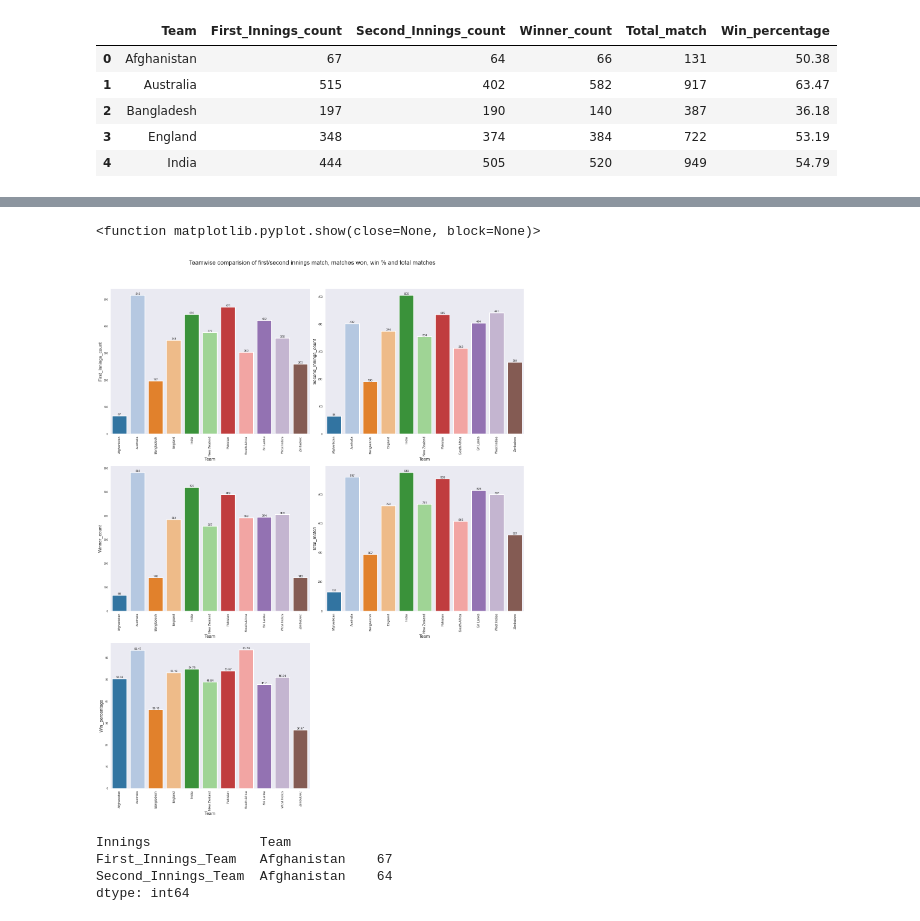
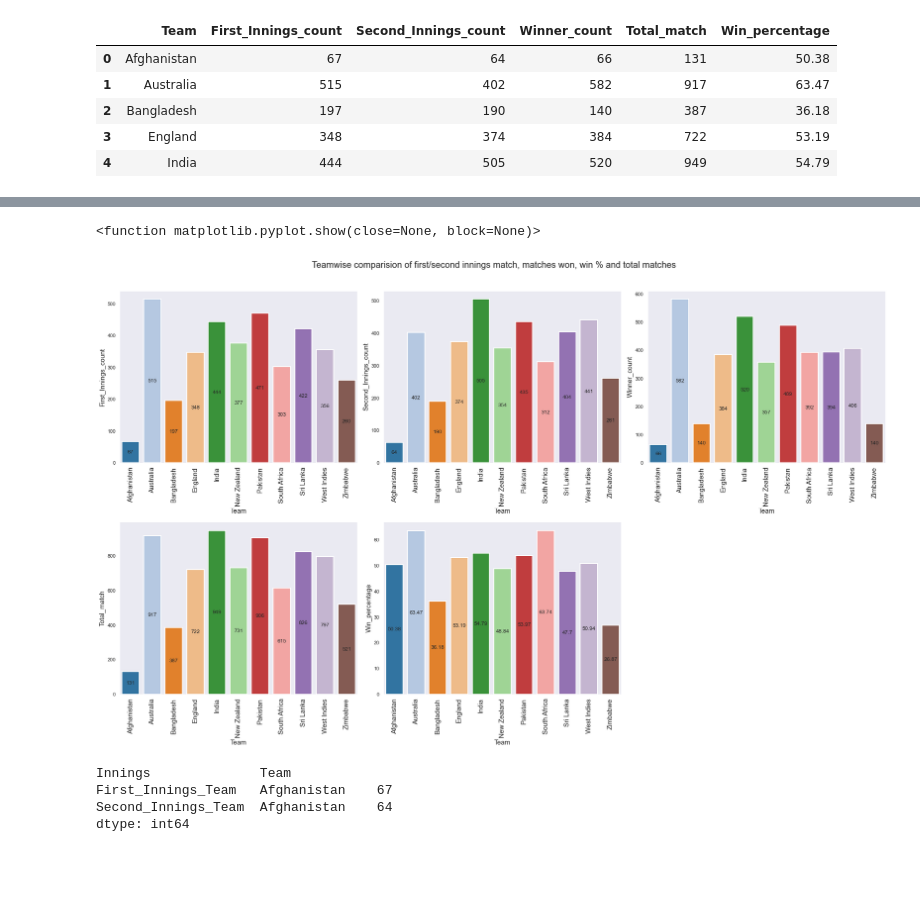
Before and after one commit to atifiu/one_day_cricket_scrapping_project, a Jupyter notebook: one_day_cricket_scrapping_espn.ipynb, the cells around one changed output, grey strips where cells are left out. Drawn from its saved outputs; the diff is of its cells as text; code cells hidden in the pictures; blank space fills up the shorter version.

```diff
--- a/one_day_cricket_scrapping_espn.ipynb
+++ b/one_day_cricket_scrapping_espn.ipynb
@@ -628,9 +628,12 @@ plt.show
 # %%
-#count plot showing the number of matches played year year since 1971
+#Plot number 2
+#count plot showing the Teamwise comparision of first/second innings match, matches won, win % and total matches since 1971
+#Auto method is used to loop through the columns and create the count plot for each column
 
 sns.set_style("dark") #darkgrid, whitegrid, dark, white, ticks
-sns.set_context("paper") #paper, notebook, talk, poster
-fig, ax = plt.subplots(3, 2, figsize=(20, 25), sharey=False, sharex = False)
+sns.set_context("notebook") #paper, notebook, talk, poster
+fig, ax = plt.subplots(2, 3, figsize=(25, 15), sharey=False, sharex = False)
+ax = ax.flatten()
 #plt.rc('legend', loc="upper right")
 palette_colors = sns.color_palette('tab20')
 palette_dict = {continent: color for continent, color in zip(df_total_test_playing.Team, palette_colors)}
@@ -638,48 +641,48 @@ for i, ax1 in zip(range(5), ax.flat):
     #print(i)
     #print(ax1)
     #print(type(ax1))
-    sns.barplot(data = df_total_test_playing, x = 'Team', y=df_total_test_playing.iloc[:,i+1], linewidth = 2, ax=ax1, palette=palette_dict)
-    ax1.bar_label(ax1.containers[0])
-    ax1.set_xticklabels(ax1.get_xticklabels(), size = 11, rotation = 90)
+    sns.barplot(data = df_total_test_playing, x = 'Team', y=df_total_test_playing.iloc[:,i+1], linewidth = 2, ax=ax1, palette=palette_dict);
+    ax1.bar_label(ax1.containers[0], label_type = 'center')
+    ax1.set_xticklabels(ax1.get_xticklabels(), size = 15, rotation = 90)
     ax1.set_xlabel('Team', size = 15)
     ax1.set_ylabel(df_total_test_playing.columns[i+1], size = 15)
     #ax1.legend(df_total_test_playing.Team, bbox_to_anchor=(1.02, 1), loc='upper left', borderaxespad=0)
     #ax1.legend( fontsize=14, markerscale=2, facecolor='w')
     #ax1.legend()
     #ax1.legend( 'Team', bbox_to_anchor=(1.02, 1), loc='upper left', borderaxespad=0)
-fig.suptitle('Teamwise comparision of first/second innings match, matches won, win % and total matches', fontsize=20, y = 1.03)
+fig.suptitle('Teamwise comparision of first/second innings match, matches won, win % and total matches', fontsize=20, y = 1.02)
 #fig.legend( df_total_test_playing['Team'], bbox_to_anchor=(1.02, 1), loc='upper left', borderaxespad=0)
 #sns.set(rc = {'figure.figsize':(200,100)})
 #g = sns.barplot(data = df_total_test_playing, x = 'Team', y='Winner_count', linewidth = 2, ax=ax[0])
 #g = sns.catplot(data = df_total, x = 'Team', y='First_Innings_Team', kind = "bar", height=6, aspect=15/6, linewidth = 2)
 #g = df_total_test_playing.plot(x= 'Team', y=['Winner_count', 'First_Innings_count', 'Second_Innings_count', 'Total_match'], figsize = (20,9), kind = 'bar', stacked = False)
 #ax[0].set_xticklabels(ax[0].get_xticklabels(), size = 10, rotation = 90)
 #ax[0].set(xlabel = "Team", ylabel = "Total number of matches won")
 #ax[0].set_xlabel("Team", size = 15)
 #ax[0].set_ylabel("Total number of matches won", size = 15)
 
 #ax[0].bar_label(ax[0].containers[0])
 
 
 #g = sns.barplot(data = df_total_test_playing, x = 'Team', y='Win_percentage', linewidth = 2, ax=ax[1])
 #ax[1].set_xticklabels(ax[1].get_xticklabels(), size = 10, rotation = 90)
 #ax[0].set(xlabel = "Team", ylabel = "Total number of matches won")
 #ax[1].set_xlabel("Team", size = 15)
 #ax[1].set_ylabel("Win %", size = 15)
 
 #ax[1].bar_label(ax[1].containers[0])
 
 #plt.xticks(rotation = 90)
 
 
 
 fig.tight_layout()
-ax[2, 1].set_axis_off()  # Not to show blank subplot
+ax[5].set_axis_off()  # Not to show blank subplot
 #plt.grid()
 plt.show
 # %% [output]
 <function matplotlib.pyplot.show(close=None, block=None)>
-[figure, old version]
+[figure, new version]
 # %%
 df2 = df1[df1['Innings'] != 'Winner']
 # %%
```
Also changed, not shown: parts of 40 cells of this notebook.
